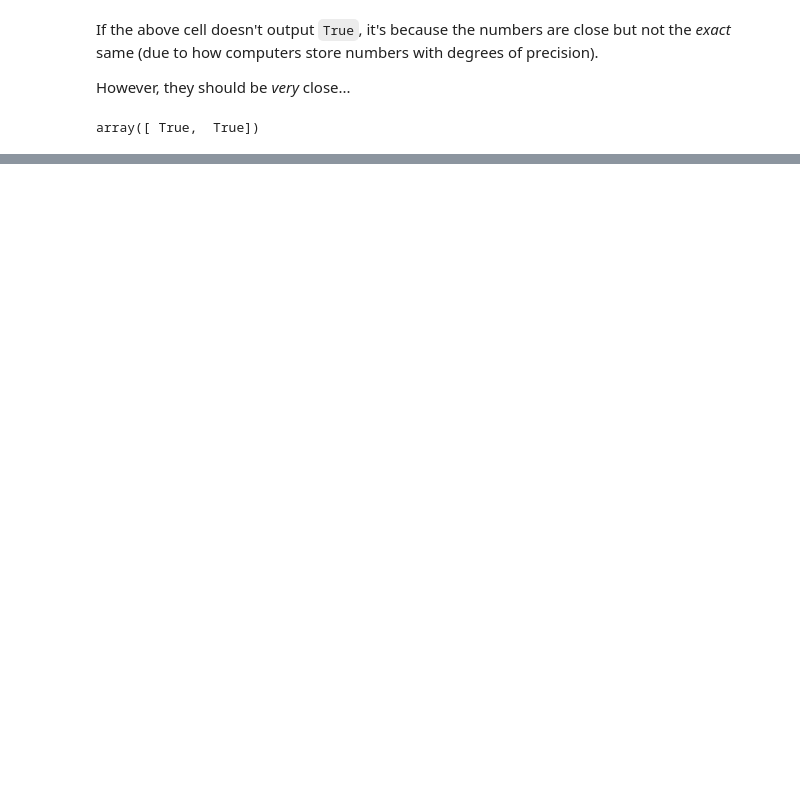
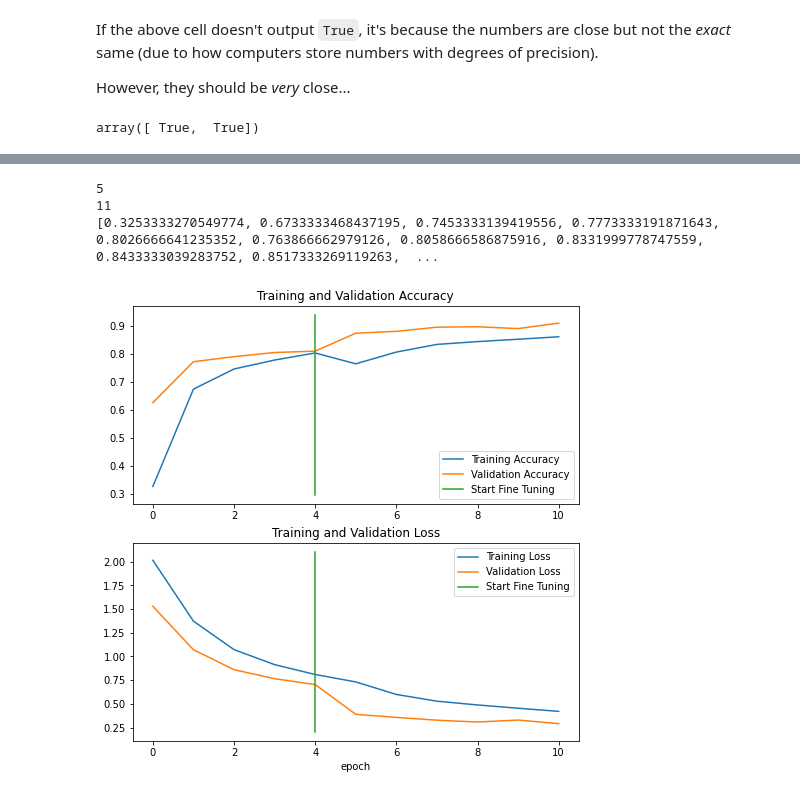
Before and after one commit to Nikitaion/TensorFlowLearning, a Jupyter notebook: 05_transfer_learning_in_tensorflow_part_2.ipynb, the cells around one changed output, grey strips where cells are left out. Drawn from its saved outputs; the diff is of its cells as text; code cells hidden in the pictures; blank space fills up the shorter version.

```diff
--- a/05_transfer_learning_in_tensorflow_part_2.ipynb
+++ b/05_transfer_learning_in_tensorflow_part_2.ipynb
@@ -840,0 +1132,12 @@ We've verified our loaded model's performance, let's check out its layers.
+# %%
+# And now we'll turn the images into tensors datasets.
+import tensorflow as tf
+IMG_SIZE = (224, 224)
+train_data_10_classes_full = tf.keras.preprocessing.image_dataset_from_directory(train_dir,
+                                                                                 label_mode="categorical",
+                                                                                 image_size=IMG_SIZE)
+
+# Note: this is the same test dataset we've been using for the previous modelling experiments
+test_data = tf.keras.preprocessing.image_dataset_from_directory(test_dir,
+                                                                label_mode="categorical",
+                                                                image_size=IMG_SIZE)
@@ -840,0 +1164,3 @@ We've verified our loaded model's performance, let's check out its layers.
+# %%
+# Load model from checkpoint, that way we can fine-tune from the same stage the 10 percent data model was fine-tuned from
+model_2.load_weights(checkpoint_path) # revert model back to saved weights
@@ -840,0 +1228,17 @@ We've verified our loaded model's performance, let's check out its layers.
+# %%
+# Compile
+model_2.compile(loss="categorical_crossentropy",
+                optimizer=tf.keras.optimizers.Adam(lr=0.0001), # divide learning rate by 10 for fine-tuning
+                metrics=["accuracy"])
+# %%
+# Time to fine-tune on all data
+# Continue to train and fine-tune the model to our data
+fine_tune_epochs = initial_epochs + 5
+
+history_fine_10_classes_full = model_2.fit(train_data_10_classes_full,
+                                           epochs=fine_tune_epochs,
+                                           validation_data=test_data,
+                                           validation_steps=int(0.25 * len(test_data)),
+                                           initial_epoch=history_10_percent_data_aug.epoch[-1],
+                                           callbacks=[create_tensorboard_callback(dir_name="transfer_learning",
+                                                                                  experiment_name="full_10_classes_fine_tune_last_10")])
@@ -840,0 +1266,10 @@ We've verified our loaded model's performance, let's check out its layers.
+# %%
+# How did fine-tuning go with more data?
+compare_historys(original_history=history_10_percent_data_aug,
+                new_history=history_fine_10_classes_full,
+                initial_epochs=5)
+# %% [output]
+5
+11
+[0.3253333270549774, 0.6733333468437195, 0.7453333139419556, 0.7773333191871643, 0.8026666641235352, 0.763866662979126, 0.8058666586875916, 0.8331999778747559, 0.8433333039283752, 0.8517333269119263,  ...
+[figure, added]
```
Also changed, not shown: parts of 70 cells of this notebook.
